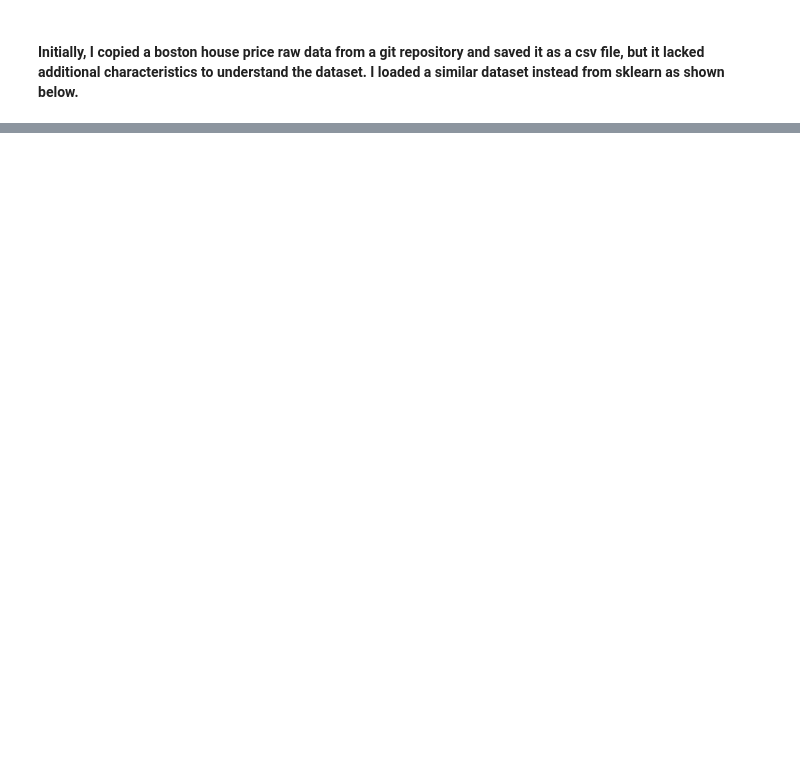
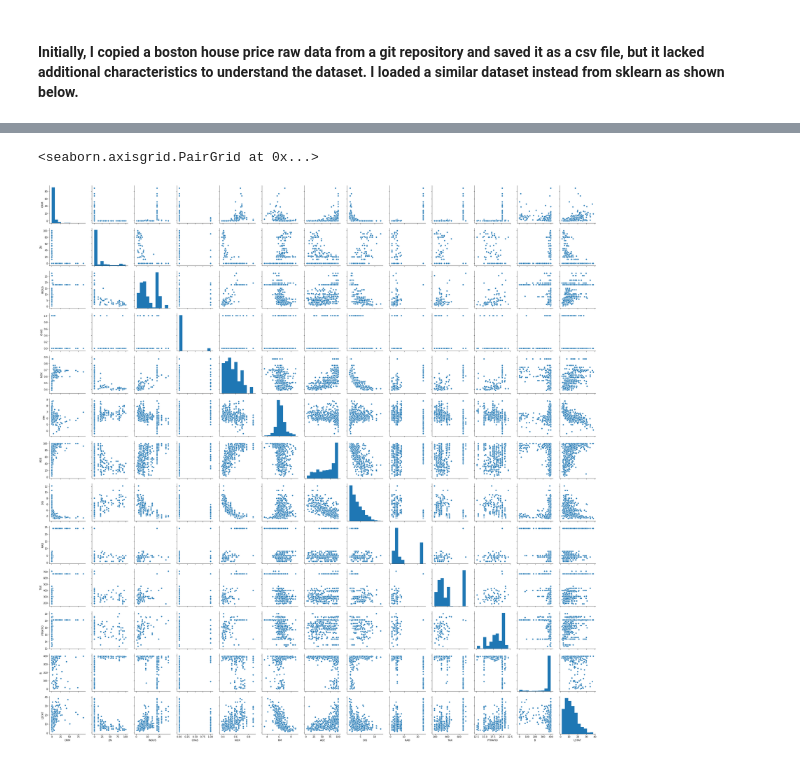
Before and after one commit to NurseQ/Machine-Learning-and-Statistics-Project-2019, a Jupyter notebook: Machine-Learning-and-Statistics-Project.ipynb, the cells around one changed output, grey strips where cells are left out. Cells and saved outputs as stored; diff of their text form; code cells hidden in the pictures; blank space fills up the shorter version.

```diff
--- a/Machine-Learning-and-Statistics-Project.ipynb
+++ b/Machine-Learning-and-Statistics-Project.ipynb
@@ -100,0 +124,5 @@ dtype: int64
+# %%
+sns.pairplot(bdf)
+# %% [output]
+<seaborn.axisgrid.PairGrid at 0x...>
+[figure, added]
```
Also changed, not shown: parts of 19 cells of this notebook.
